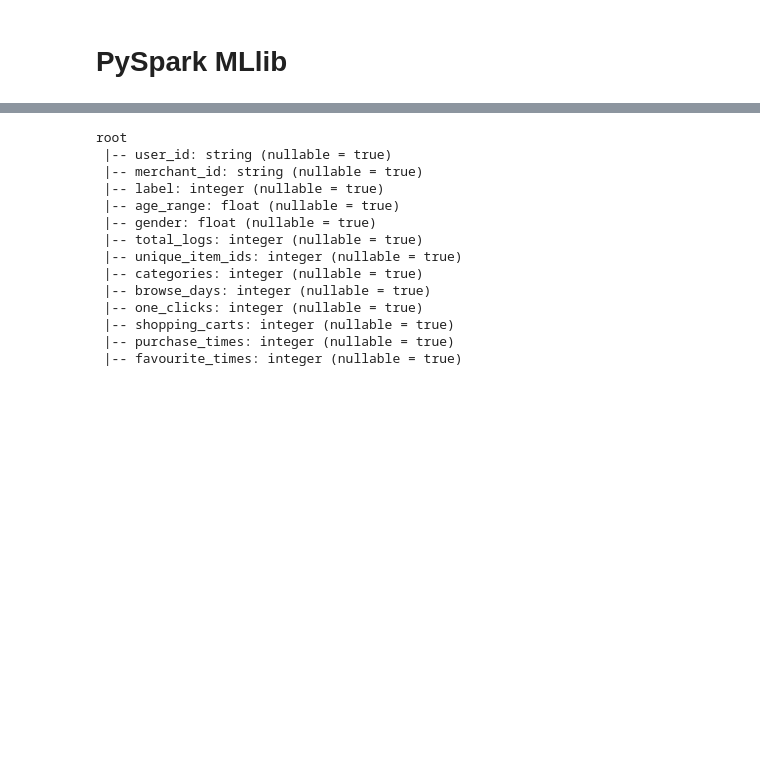
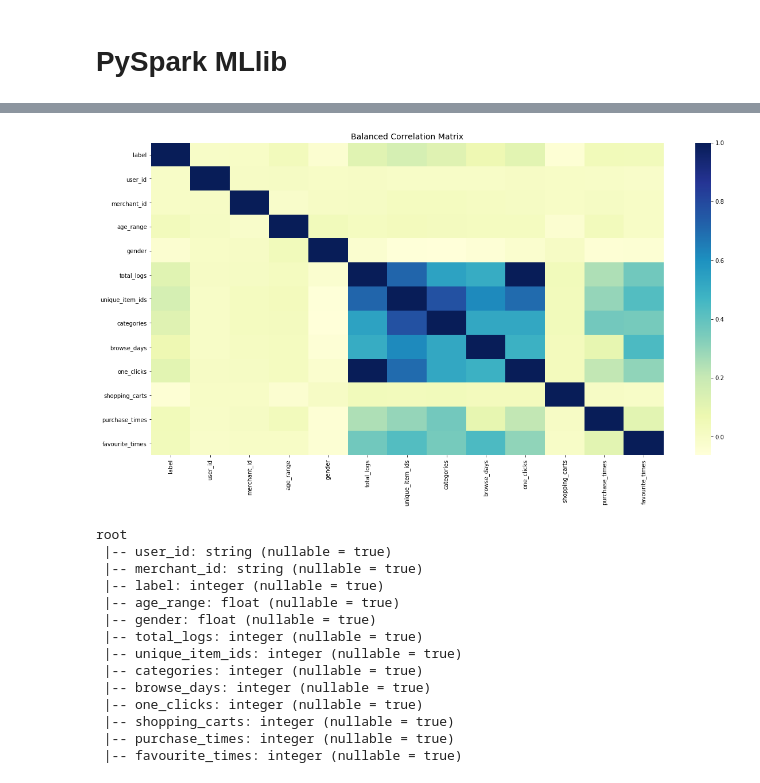
Before and after one commit to cheryl-mxd/Experiment4, a Jupyter notebook: SparkTask4/RebuyPredict.ipynb, the cells around one changed output, grey strips where cells are left out. Cells and saved outputs as stored; diff of their text form; code cells hidden in the pictures; blank space fills up the shorter version.

```diff
--- a/SparkTask4/RebuyPredict.ipynb
+++ b/SparkTask4/RebuyPredict.ipynb
@@ -367,0 +429,6 @@ from pyspark.mllib.classification import LogisticRegressionWithSGD
+# %%
+#smo = SMOTE(sampling_strategy='auto', random_state=17)
+#smo = BorderlineSMOTE(kind='borderline-1')
+smo = SVMSMOTE(random_state=17)
+oversampled_X,oversampled_Y=smo.fit_sample(train_data.drop('label',axis=1),train_data['label'])
+oversampled_train=pd.concat([pd.DataFrame(oversampled_Y), pd.DataFrame(oversampled_X)], axis=1)
@@ -368,3 +479,11 @@ from pyspark.mllib.classification import LogisticRegressionWithSGD
+# %%
+fig1, ax1 = plt.subplots(figsize=(20,10))
+corr2 = oversampled_train.corr()
+sns.heatmap(corr2, cmap='YlGnBu', annot_kws={'size':30}, ax=ax1)
+ax1.set_title("Balanced Correlation Matrix", fontsize=14)
+plt.show()
+# %% [output]
+[figure, added]
 # %%
 spark = SparkSession.builder.getOrCreate()
 # %%
```
Also changed, not shown: parts of 18 cells of this notebook, 1 other file.
